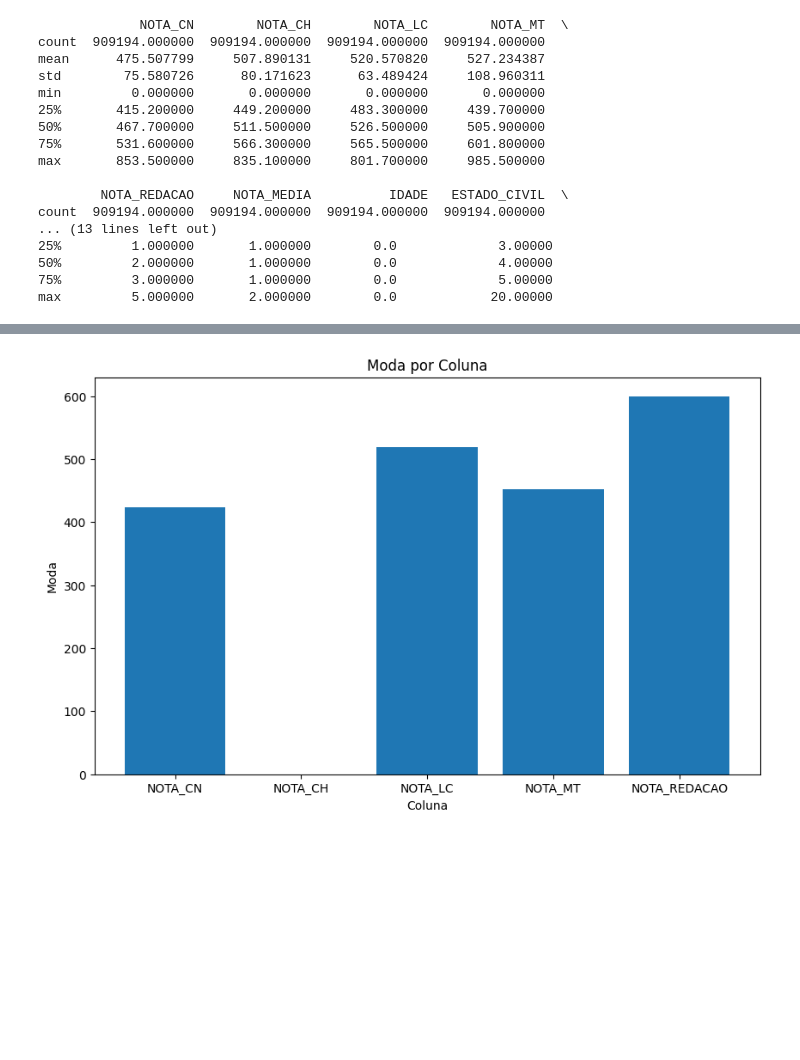
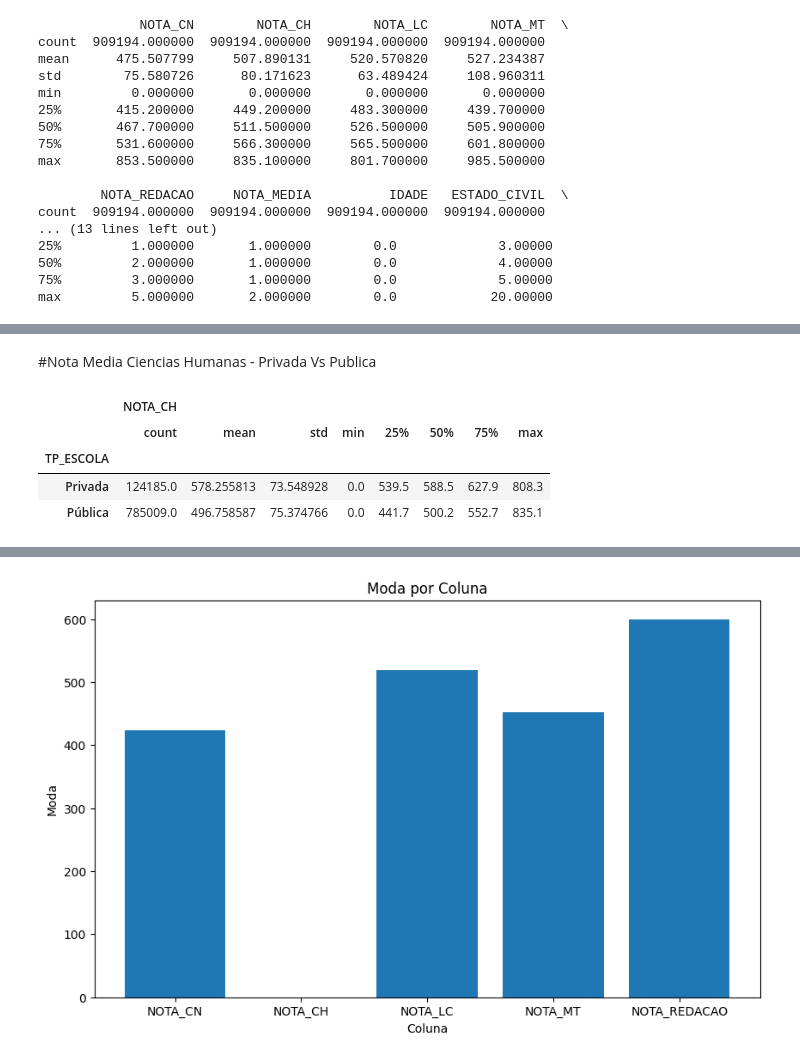
Before and after one commit to allandevbr92/MyResume, a Jupyter notebook: enem2019.ipynb, the cells around one changed output, grey strips where cells are left out. Saved outputs shown, nothing was run; the diff lists cells and outputs as text; code cells hidden in the pictures; blank space fills up the shorter version.

```diff
--- a/enem2019.ipynb
+++ b/enem2019.ipynb
@@ -48,0 +89,10 @@ max         5.000000       2.000000        0.0            20.00000
+# %% [markdown]
+#Nota Media Ciencias Humanas - Privada Vs Publica
+# %%
+df[['TP_ESCOLA', 'NOTA_CH']].groupby('TP_ESCOLA').describe()
+# %% [output]
+|  | NOTA_CH |  |  |  |  |  |  |  |
+|  | count | mean | std | min | 25% | 50% | 75% | max |
+| TP_ESCOLA |  |  |  |  |  |  |  |  |
+| Privada | 124185.0 | 578.255813 | 73.548928 | 0.0 | 539.5 | 588.5 | 627.9 | 808.3 |
+| Pública | 785009.0 | 496.758587 | 75.374766 | 0.0 | 441.7 | 500.2 | 552.7 | 835.1 |
```
Also changed, not shown: parts of 32 cells of this notebook.
